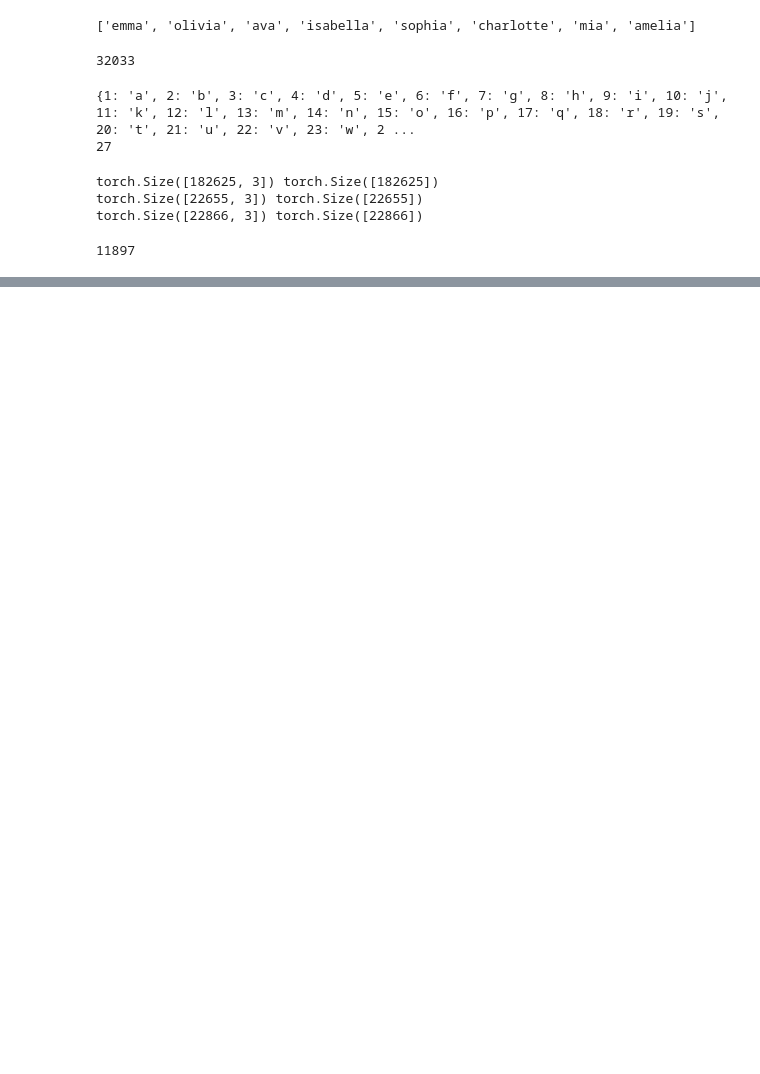
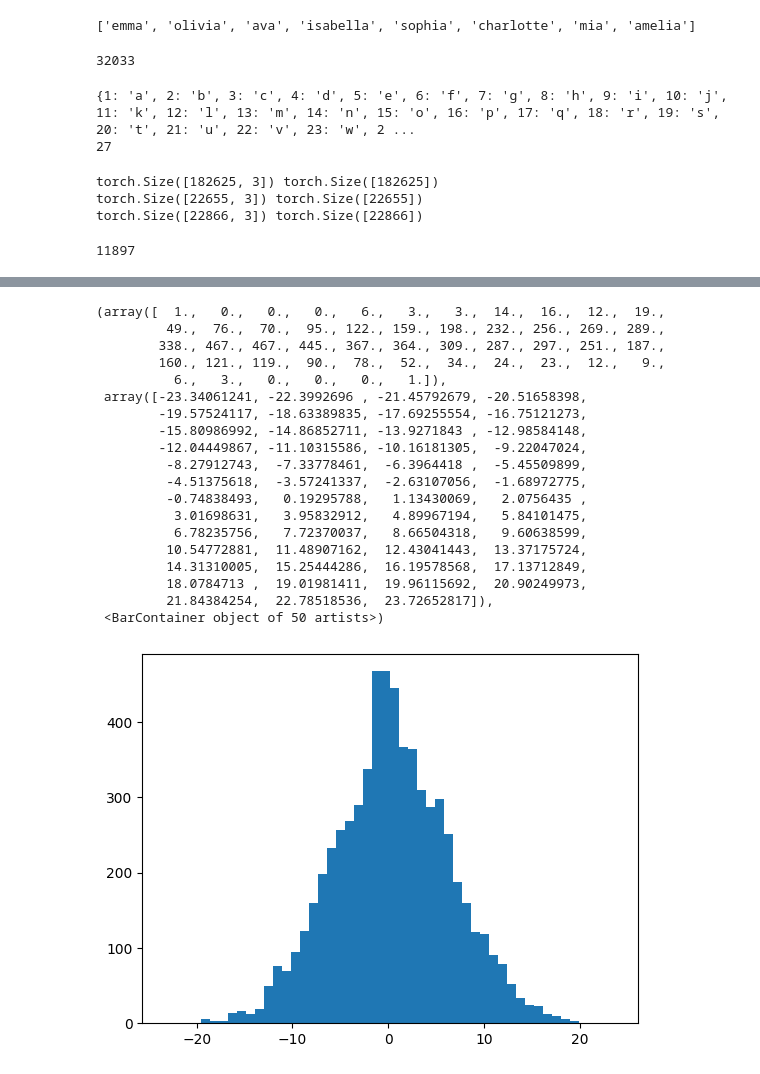
Before and after one commit to YuxinLiu42/Neural-Networks-Learning, a Jupyter notebook: Class 4: Activations & Gradients, BatchNorm.ipynb, the cells around one changed output, grey strips where cells are left out. Drawn from its saved outputs; the diff is of its cells as text; code cells hidden in the pictures; blank space fills up the shorter version.

```diff
--- a/Class 4: Activations & Gradients, BatchNorm.ipynb
+++ b/Class 4: Activations & Gradients, BatchNorm.ipynb
@@ -196,0 +351,23 @@ antilanya.
+# %%
+plt.hist(hpreact.view(-1).tolist(), 50)
+# %% [output]
+(array([  1.,   0.,   0.,   0.,   6.,   3.,   3.,  14.,  16.,  12.,  19.,
+         49.,  76.,  70.,  95., 122., 159., 198., 232., 256., 269., 289.,
+        338., 467., 467., 445., 367., 364., 309., 287., 297., 251., 187.,
+        160., 121., 119.,  90.,  78.,  52.,  34.,  24.,  23.,  12.,   9.,
+          6.,   3.,   0.,   0.,   0.,   1.]),
+ array([-23.34061241, -22.3992696 , -21.45792679, -20.51658398,
+        -19.57524117, -18.63389835, -17.69255554, -16.75121273,
+        -15.80986992, -14.86852711, -13.9271843 , -12.98584148,
+        -12.04449867, -11.10315586, -10.16181305,  -9.22047024,
+         -8.27912743,  -7.33778461,  -6.3964418 ,  -5.45509899,
+         -4.51375618,  -3.57241337,  -2.63107056,  -1.68972775,
+         -0.74838493,   0.19295788,   1.13430069,   2.0756435 ,
+          3.01698631,   3.95832912,   4.89967194,   5.84101475,
+          6.78235756,   7.72370037,   8.66504318,   9.60638599,
+         10.54772881,  11.48907162,  12.43041443,  13.37175724,
+         14.31310005,  15.25444286,  16.19578568,  17.13712849,
+         18.0784713 ,  19.01981411,  19.96115692,  20.90249973,
+         21.84384254,  22.78518536,  23.72652817]),
+ <BarContainer object of 50 artists>)
+[figure, added]
```
Also changed, not shown: parts of 38 cells of this notebook.
